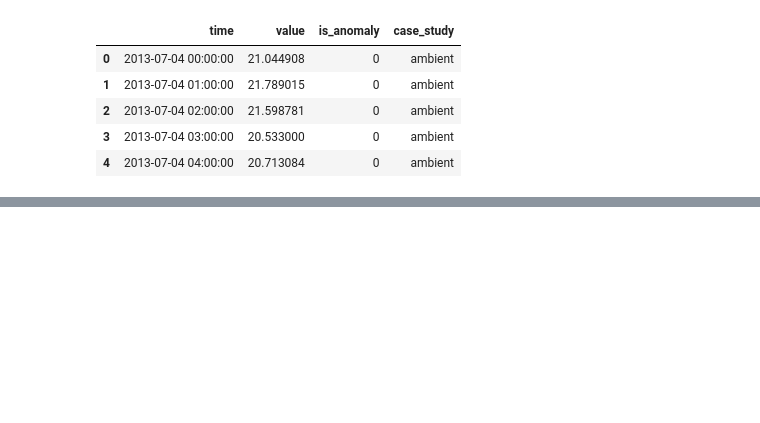
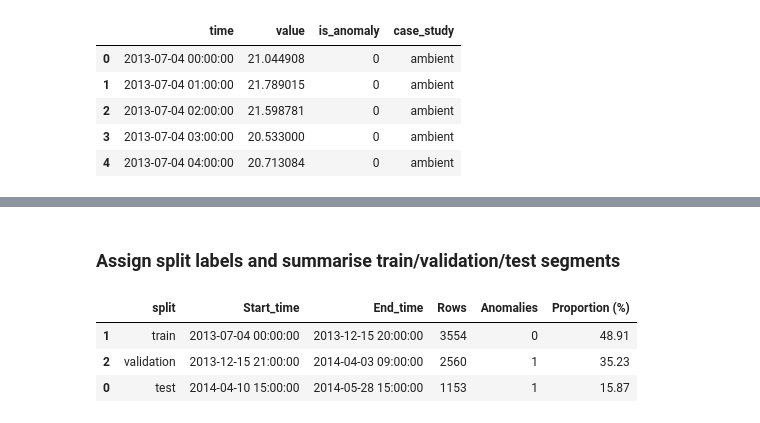
Before and after one commit to Nandipha996/Anomaly-Detection-Research, a Jupyter notebook: notebooks/02_ambient_temperature_preprocessing.ipynb, the cells around one changed output, grey strips where cells are left out. Cells and saved outputs as stored; diff of their text form; code cells hidden in the pictures; blank space fills up the shorter version.

```diff
--- a/notebooks/02_ambient_temperature_preprocessing.ipynb
+++ b/notebooks/02_ambient_temperature_preprocessing.ipynb
@@ -142,0 +271,14 @@ Name: value, dtype: float64
+# %%
+# Summary table for the ambient anomalies
+anomaly_summary = (
+    df.loc[df["is_anomaly"] == 1, ["time", "value"]]
+      .reset_index()  # keep original row index for reference
+      .rename(columns={
+          "index": "Row index",
+          "time": "Anomaly time",
+          "value": "Temperature (°C)",
+      })
+      .round({"Temperature (°C)": 2})
+)
+
+anomaly_summary
@@ -142,0 +360,50 @@ Name: value, dtype: float64
+# %% [markdown]
+### Assign split labels and summarise train/validation/test segments
+# %%
+# Helper function to assign each timestamp to a split
+def assign_split(time_value):
+    if time_value <= training_end_time:
+        return "train"
+    elif time_value <= validation_end_time:
+        return "validation"
+    else:
+        return "test"
+
+# Add the split label column to the dataframe
+df["split"] = df["time"].apply(assign_split)
+
+# Total number of rows for proportion calculation
+total_rows = len(df)
+
+# Summarise rows and anomalies per split
+split_summary = (
+    df.groupby("split")
+      .agg(
+          Start_time=("time", "min"),
+          End_time=("time", "max"),
+          Rows=("time", "size"),
+          Anomalies=("is_anomaly", "sum"),
+      )
+      .reset_index()
+)
+
+# Enforce the desired ordering: train, validation, test
+split_order = ["train", "validation", "test"]
+split_summary["split"] = pd.Categorical(
+    split_summary["split"],
+    categories=split_order,
+    ordered=True,
+)
+split_summary = split_summary.sort_values("split")
+
+# Add a proportion column (percentage of the full dataset)
+split_summary["Proportion (%)"] = (
+    split_summary["Rows"] / total_rows * 100
+).round(2)
+
+split_summary
+# %% [output]
+|  | split | Start_time | End_time | Rows | Anomalies | Proportion (%) |
+| 1 | train | 2013-07-04 00:00:00 | 2013-12-15 20:00:00 | 3554 | 0 | 48.91 |
+| 2 | validation | 2013-12-15 21:00:00 | 2014-04-03 09:00:00 | 2560 | 1 | 35.23 |
+| 0 | test | 2014-04-10 15:00:00 | 2014-05-28 15:00:00 | 1153 | 1 | 15.87 |
```
Also changed, not shown: parts of 27 cells of this notebook.
